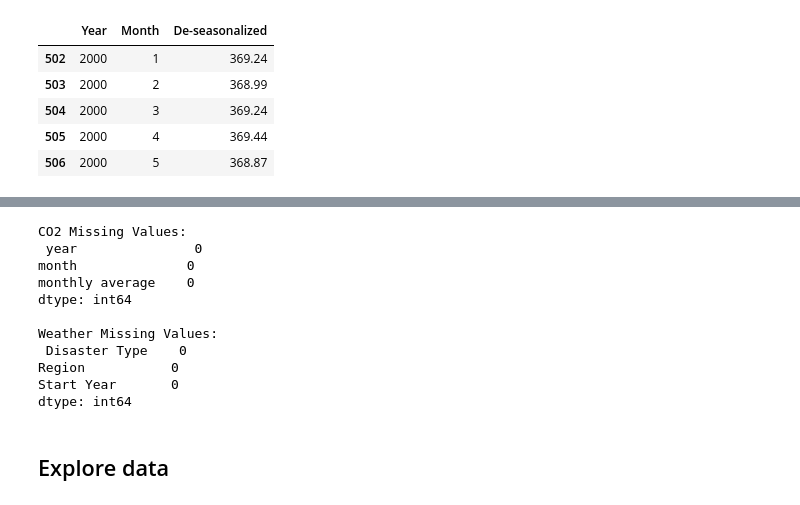
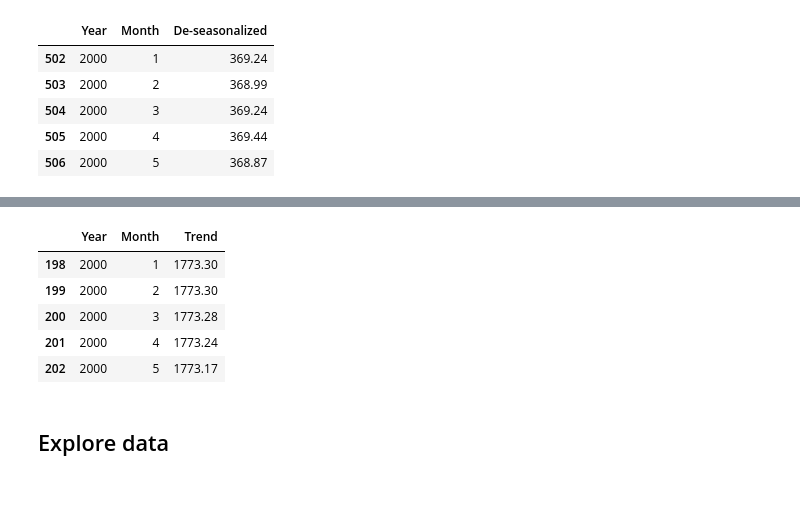
Before and after one commit to cjulianan/DS_3001_Semester_Project, a Jupyter notebook: notebook.ipynb, the cells around one changed output, grey strips where cells are left out. Saved outputs shown, nothing was run; the diff lists cells and outputs as text; code cells hidden in the pictures.

```diff
--- a/notebook.ipynb
+++ b/notebook.ipynb
@@ -146,22 +152,26 @@ print(Weather_data_cleaned)
 # %%
-# Check if there are any missing values in either dataset
-CO2_missing_values = CO2_data_cleaned.isnull().sum()
-Weather_missing_values = Weather_data_cleaned.isnull().sum()
-
-print("CO2 Missing Values:\n", CO2_missing_values)
-print("\nWeather Missing Values:\n", Weather_missing_values)
+# Cleaned CH4 of any null data or duplicates
+CH4_data.drop_duplicates(inplace=True)
+CH4_data.dropna(inplace=True)
-# %% [output]
-CO2 Missing Values:
- year               0
-month              0
-monthly average    0
-dtype: int64
-
-Weather Missing Values:
- Disaster Type    0
-Region           0
-Start Year       0
-dtype: int64
+# %%
+# Removed unnecessary data
+"""
+Removed decimal, average_unc, trend_unc as decimal is a time data and trend_unc and average_unc track uncertainty which does not play a major role in data analysis
+Used trend instead of average as trend removed the seasonal impact that occur every year helping to smooth out the data points
+"""
+CH4_data_dropped = CH4_data.drop(['decimal', 'average', 'average_unc', 'trend_unc'], axis = 1)
+Date1 = CH4_data['year'] >= 2000
+Date2 = CH4_data['year'] <= 2025
+CH4_data_cleaned = CH4_data_dropped.loc[Date1 & Date2]
+CH4_data_cleaned.columns = ['Year', 'Month', 'Trend'] # Renamed column to start with a uppercase letter for data consistency
+display(CH4_data_cleaned.head(5))
+# %% [output]
+|  | Year | Month | Trend |
+| 198 | 2000 | 1 | 1773.30 |
+| 199 | 2000 | 2 | 1773.30 |
+| 200 | 2000 | 3 | 1773.28 |
+| 201 | 2000 | 4 | 1773.24 |
+| 202 | 2000 | 5 | 1773.17 |
 # %% [markdown]
 ## Explore data
 # %%
```
Also changed, not shown: parts of 4 cells of this notebook.
